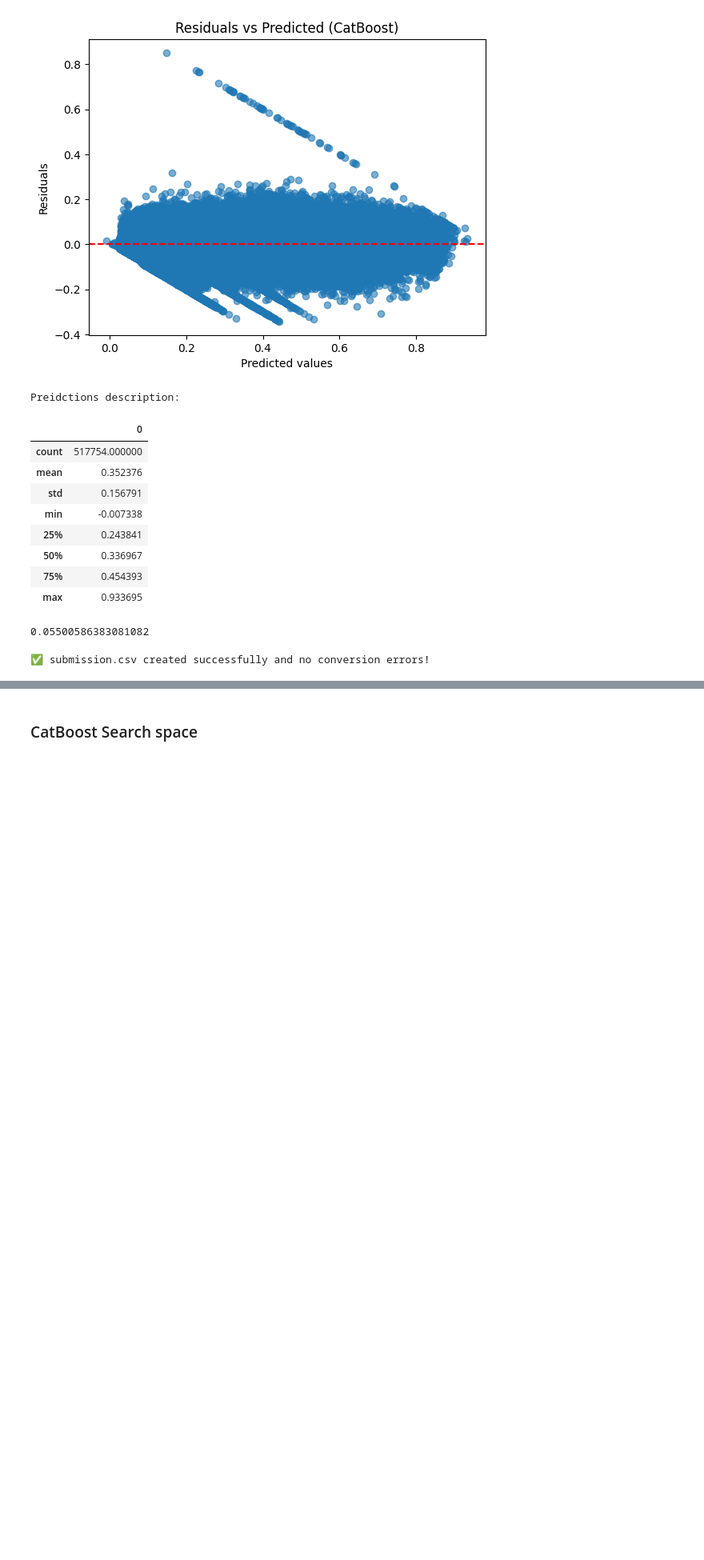
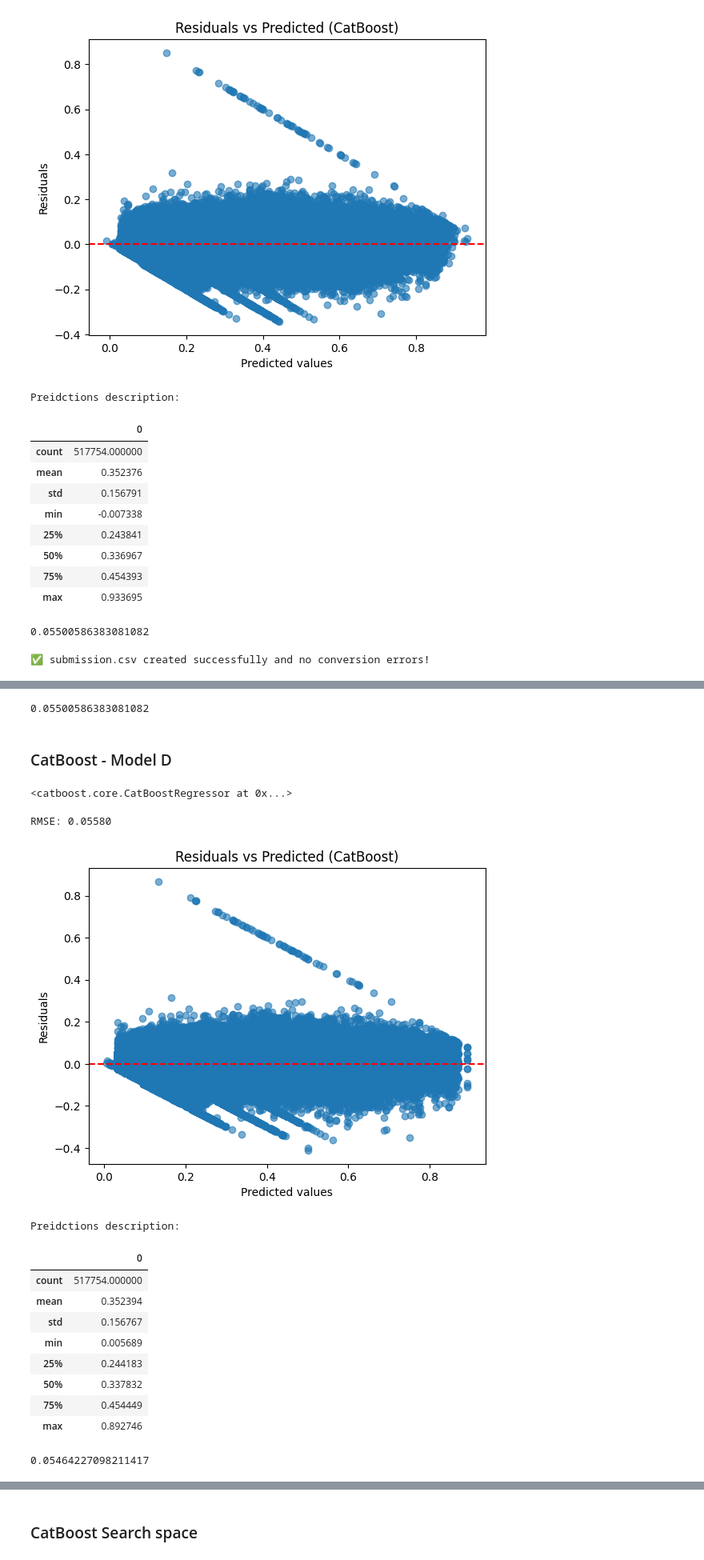
Before and after one commit to fonsecagabriella/kaggle, a Jupyter notebook: 10_predicting_road_accident_risk/01_models.ipynb, the cells around one changed output, grey strips where cells are left out. Shown at 80% size. Saved outputs shown, nothing was run; the diff lists cells and outputs as text; code cells hidden in the pictures; blank space fills up the shorter version.

```diff
--- a/10_predicting_road_accident_risk/01_models.ipynb
+++ b/10_predicting_road_accident_risk/01_models.ipynb
@@ -2371,7 +2373,7 @@ Fitting 3 folds for each of 25 candidates, totalling 75 fits
 # %% [markdown]
 ### CatBoost
 # %%
-def evalutuate_model(model, X, y):
+def evaluate_model(model, X, y):
     y_pred = model.predict(X)
     rmse = root_mean_squared_error(y, y_pred)
     print(f"RMSE: {rmse:.5f}")
@@ -3171,0 +3192,69 @@ model_c.fit(train_pool)
+# %%
+pred = np.clip((model_c.predict(X)), 0, 1)
+
+root_mean_squared_error(y, pred)
+# %% [output]
+0.05500586383081082
+# %% [markdown]
+### CatBoost - Model D
+# %%
+# Convert booleans to int
+for col in bool_cols:
+    train_all[col] = train_all[col].astype(int)
+    test[col] = test[col].astype(int)
+
+# Ensure categorical columns are string
+for col in categorical_cols:
+    train_all[col] = train_all[col].astype(str)
+    test[col] = test[col].astype(str)
+
+# ====== Prepare data ======
+X = train_all[categorical_cols+bool_cols+num_cols]
+y = train_all[target]
+
+
+# Create CatBoost Pool objects
+train_pool = Pool(X, label=y, cat_features=categorical_cols)
+test_pool = Pool(test[categorical_cols+bool_cols+num_cols], cat_features=categorical_cols)
+
+# ====== Train final model ======
+model_d = CatBoostRegressor(
+    loss_function="RMSE", eval_metric="RMSE",
+    iterations=5000, learning_rate=0.06, depth=7,
+    l2_leaf_reg=5,
+    #bagging_temperature=0.25,
+    bagging_temperature=1,
+    rsm=1.0,
+    random_strength=0.8,
+    border_count=240,
+    min_data_in_leaf=32,
+    leaf_estimation_method="Newton",
+    leaf_estimation_iterations=3,
+    od_type="Iter", od_wait=200,
+    random_seed=42, verbose=False, allow_writing_files=False
+)
+
+model_d.fit(train_pool)
+# %% [output]
+<catboost.core.CatBoostRegressor at 0x...>
+# %%
+evalutuate_model(model_d, X, y)
+# %% [output]
+RMSE: 0.05580
+[figure, added]
+Preidctions description:
+|  | 0 |
+| count | 517754.000000 |
+| mean | 0.352394 |
+| std | 0.156767 |
+| min | 0.005689 |
+| 25% | 0.244183 |
+| 50% | 0.337832 |
+| 75% | 0.454449 |
+| max | 0.892746 |
+# %%
+pred = np.clip((model_d.predict(X)), 0, 1)
+
+root_mean_squared_error(y, pred)
+# %% [output]
+0.05464227098211417
```
Also changed, not shown: parts of 94 cells of this notebook, 31 other files.
